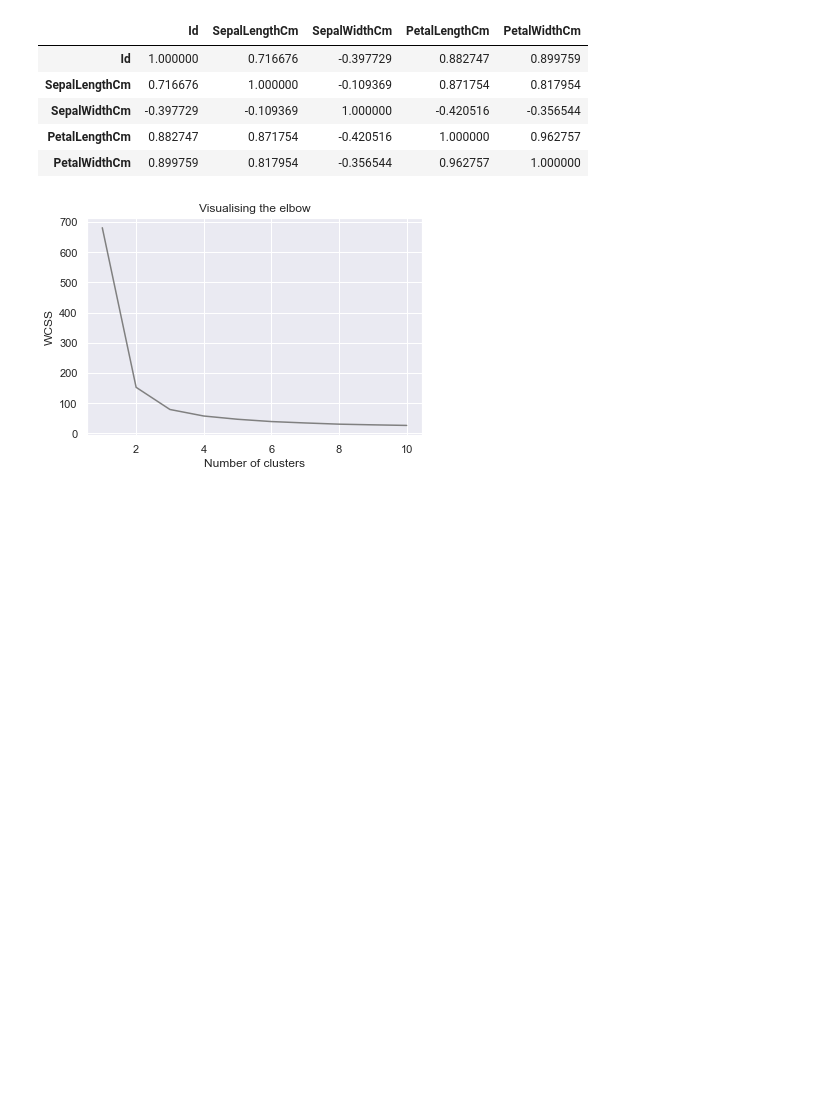
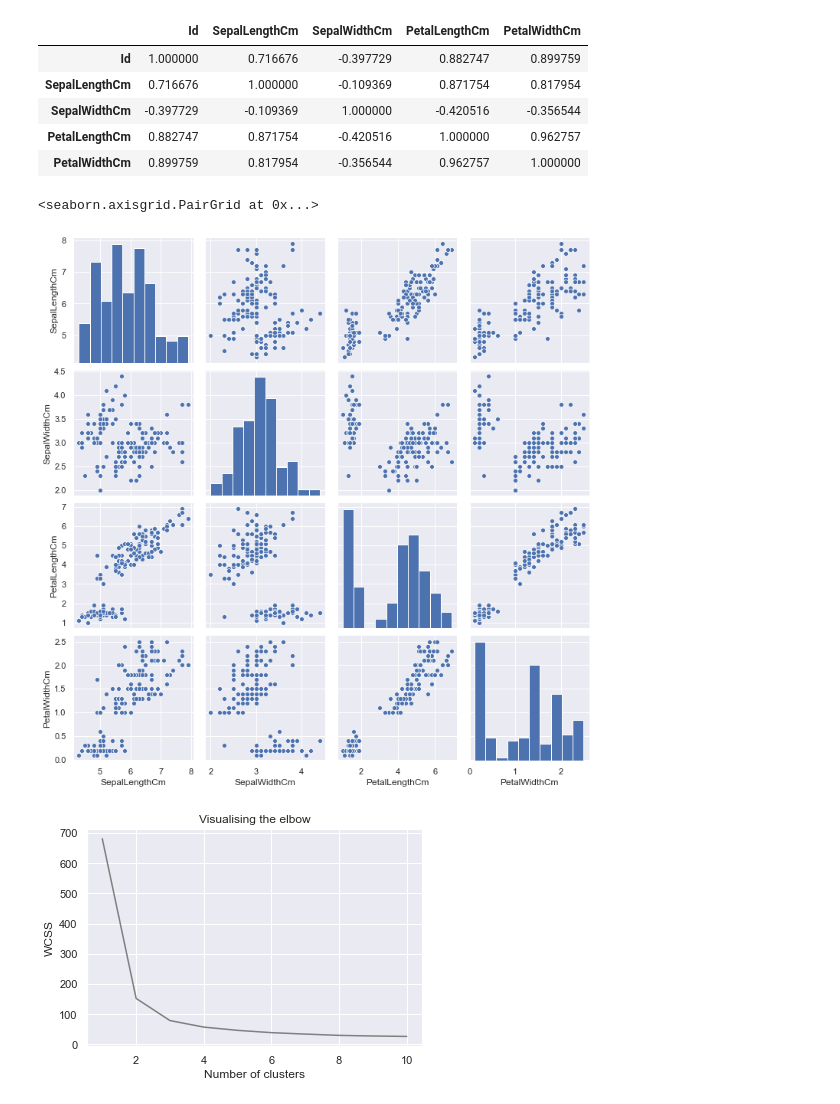
Before and after one commit to akhil-here/TSF-GRIP21, a Jupyter notebook: Task2-TSF/Task2.ipynb, the cells around one changed output. Drawn from its saved outputs; the diff is of its cells as text; code cells hidden in the pictures; blank space fills up the shorter version.

```diff
--- a/Task2-TSF/Task2.ipynb
+++ b/Task2-TSF/Task2.ipynb
@@ -61,6 +62,14 @@ df.corr()
 | SepalWidthCm | -0.397729 | -0.109369 | 1.000000 | -0.420516 | -0.356544 |
 | PetalLengthCm | 0.882747 | 0.871754 | -0.420516 | 1.000000 | 0.962757 |
 | PetalWidthCm | 0.899759 | 0.817954 | -0.356544 | 0.962757 | 1.000000 |
+# %%
+#Pairplot for visualising the data in the dataset
+
+data=df[['SepalLengthCm', 'SepalWidthCm', 'PetalLengthCm', 'PetalWidthCm','Species']]
+sns.pairplot(data)
+# %% [output]
+<seaborn.axisgrid.PairGrid at 0x...>
+[figure, added]
 # %%
 #Importing KMeans library for finding the optimum number of clusters
 
```
Also changed, not shown: parts of 2 cells of this notebook.
